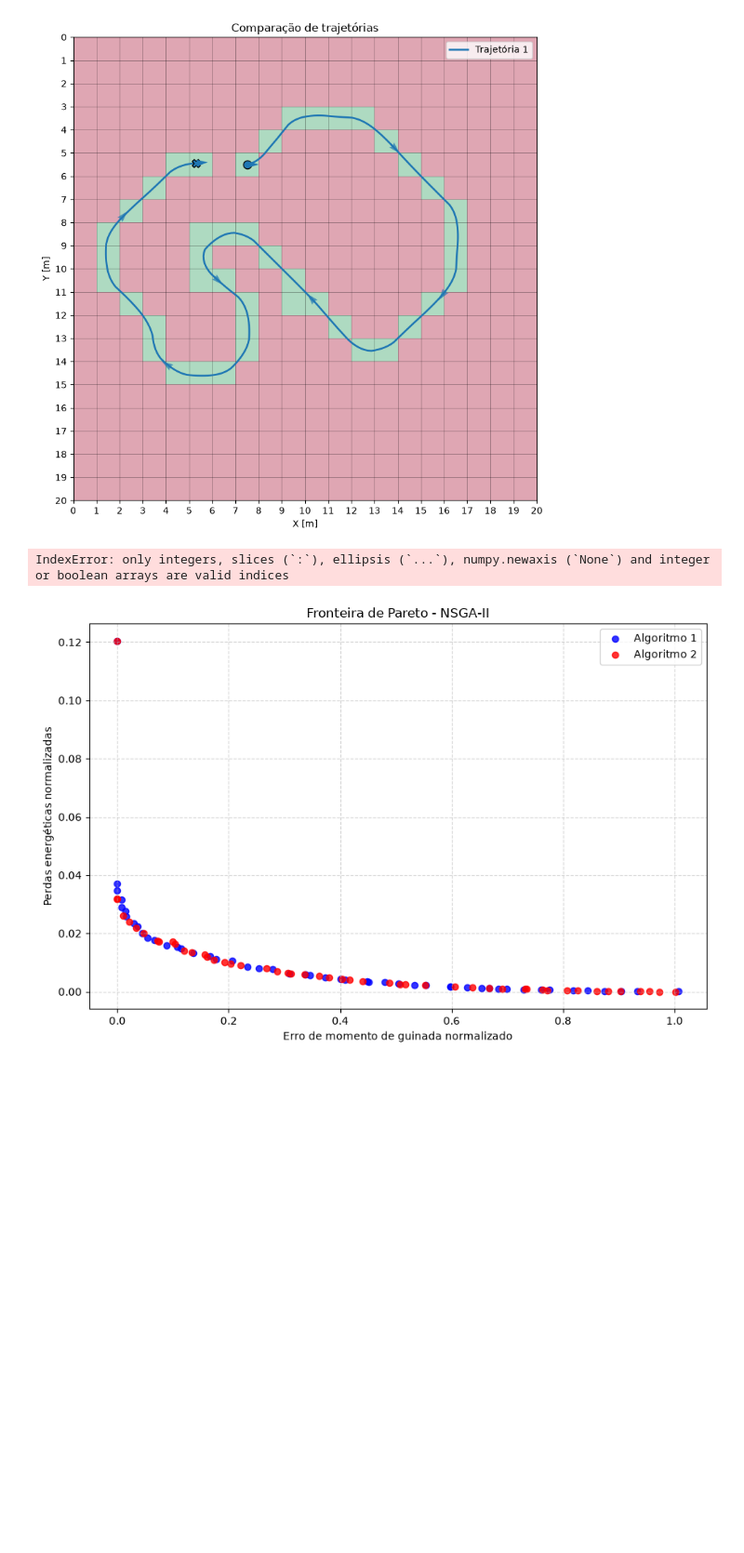
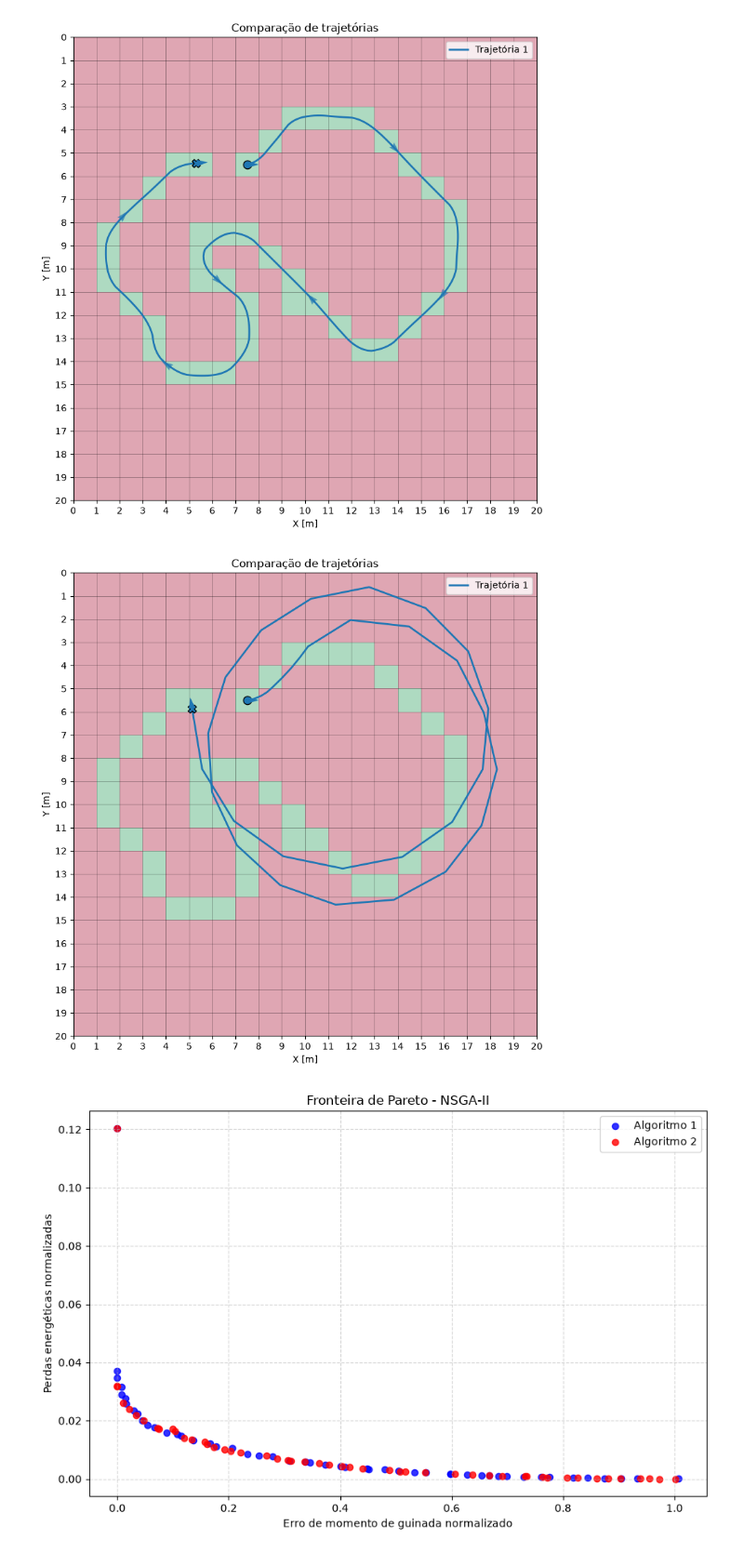
Before and after one commit to Jefferson13t/Torque-Otimo-em-ve-culo-ADW, a Jupyter notebook: analise.ipynb, the cells around one changed output. Shown at 93% size. Cells and saved outputs as stored; diff of their text form; code cells hidden in the pictures; blank space fills up the shorter version.

Commit message:
Corrigindo bug de celula trocada

```diff
--- a/analise.ipynb
+++ b/analise.ipynb
@@ -260,6 +260,7 @@ while celula_atual != destino:
         print("Sem torque de referencia")
         print(f"Atual: {celula_atual}")
         print(f"proxima: {proxima_celula}")
+        break
 
     # Utiliza apenas a primeira referencia (O carrinho pode mudar de celula após aplicar o torque, portanto aplicamos apenas o primeiro)
     Fx, Mz, Ploss = model(torques_referencia[0], car_params)
@@ -285,36 +286,47 @@ while celula_atual != destino:
         verbose=False
     )
 
+    if len(result.X) == 0:
+        print("Nenhuma solução valida encontrada")
+        break
+
     # Escolhe uma das soluções de compromisso como referencia
-    T_result = result.X[0]
+    T_result = result.X[-1]
+
+    if len(T_result) < 4:
+        print("Solução estranha")
+        break
 
     T_opt = WeelTork(
         Fl=T_result[0],
         Fr=T_result[1],
         Rl=T_result[2],
         Rr=T_result[3],
     )
     torques_otimizado_online.append(T_opt)
 
     next_state = vehicle_dynamics(
         T_opt,
         estados_calculados_online[-1],
         car_params,
         DT
     )
     estados_calculados_online.append(next_state)
 
-    celula_atual = (int(next_state.X // CELL_WIDTH), int(next_state.Y // CELL_WIDTH))
+    celula_atual = (
+        int(next_state.Y // CELL_WIDTH),
+        int(next_state.X // CELL_WIDTH)
+    )
 
     t += DT
 
 plot_trajectory(
     grid = grid,
     CELL_WIDTH = CELL_WIDTH,
     paths = [estados_calculados_online],
 )
 # %% [output]
-IndexError: only integers, slices (`:`), ellipsis (`...`), numpy.newaxis (`None`) and integer or boolean arrays are valid indices
+[figure, added]
 # %%
 # import matplotlib.pyplot as plt
 
```
Also changed, not shown: 1 other file.
